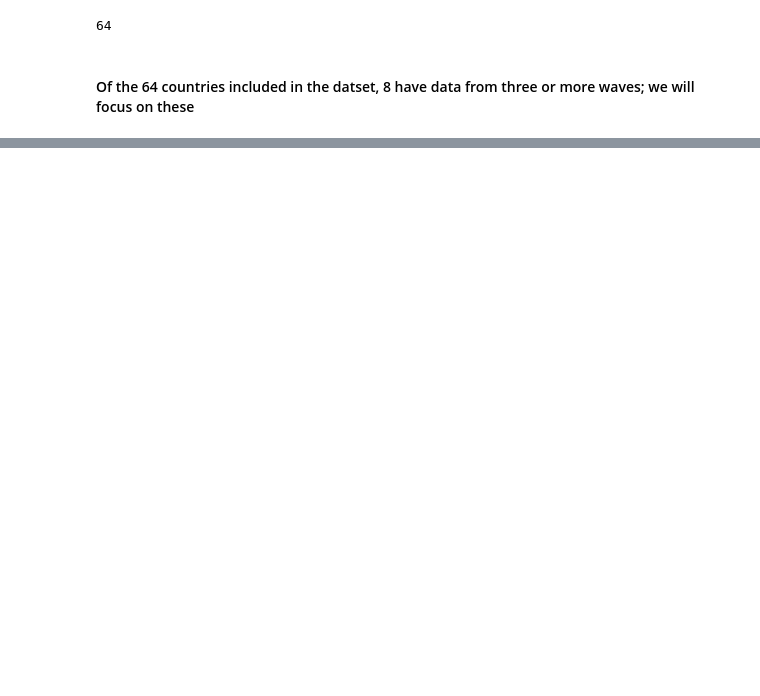
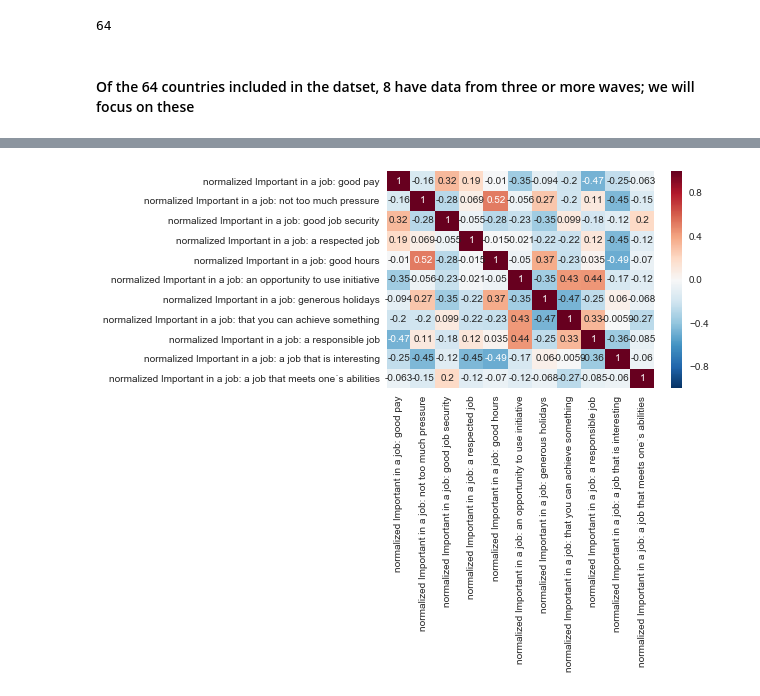
Before and after one commit to viviennehay/DSI-Project-5, a Jupyter notebook: World Values -- Full dataset.ipynb, the cells around one changed output, grey strips where cells are left out. Saved outputs shown, nothing was run; the diff lists cells and outputs as text; code cells hidden in the pictures; blank space fills up the shorter version.

```diff
--- a/World Values -- Full dataset.ipynb
+++ b/World Values -- Full dataset.ipynb
@@ -372,0 +376,5 @@ for index, dataframe in country_averages.groupby(country_averages.index):
+# %%
+# Look at correlation matrix between different questions
+sns.heatmap(country_averages[normalized_refined_job_qs].corr(), annot = True);
+# %% [output]
+[figure, added]
```
Also changed, not shown: parts of 30 cells of this notebook, 2 other files.
